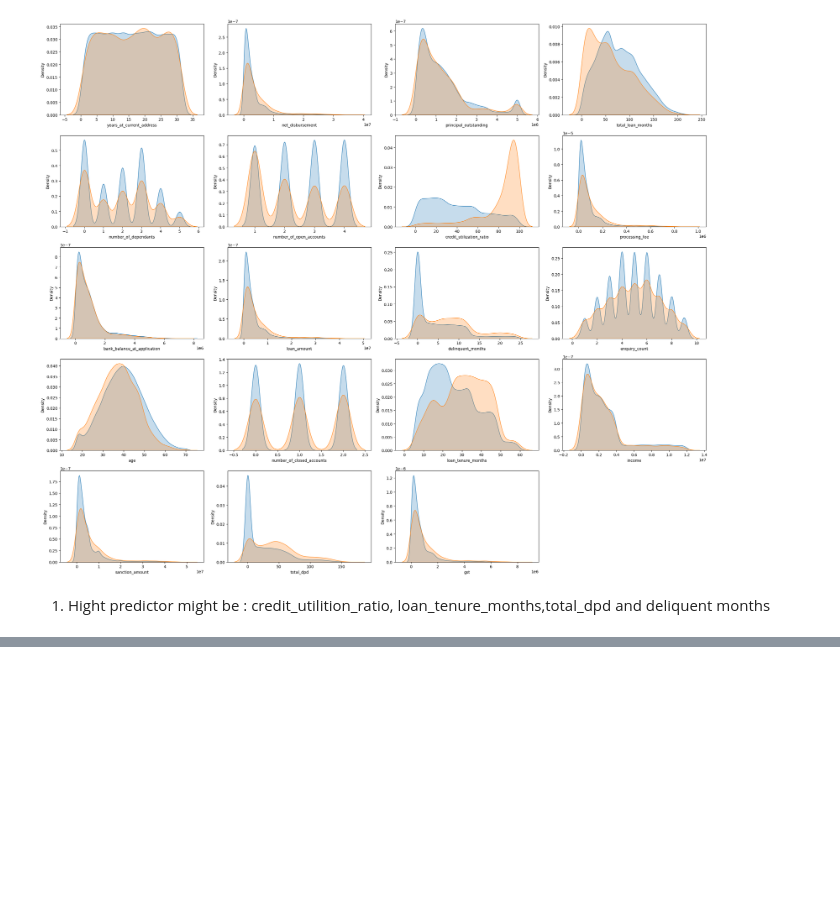
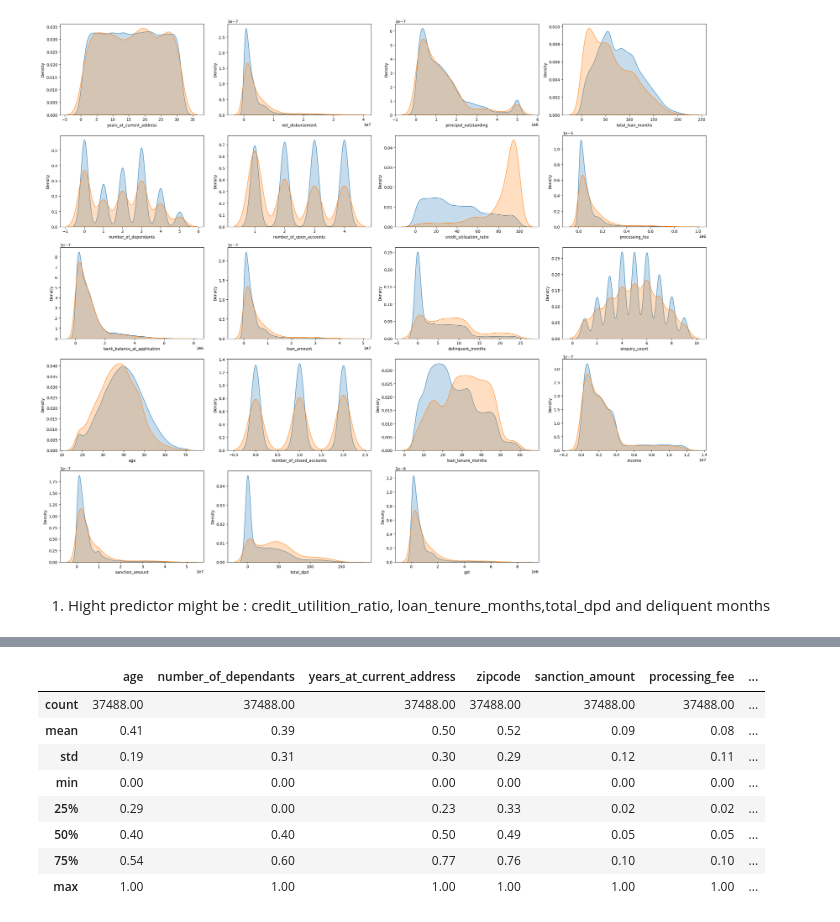
Before and after one commit to gianlucapes/credit_risk_modelling, a Jupyter notebook: notebook/credit_risk_model.ipynb, the cells around one changed output, grey strips where cells are left out. Saved outputs shown, nothing was run; the diff lists cells and outputs as text; code cells hidden in the pictures; blank space fills up the shorter version.

```diff
--- a/notebook/credit_risk_model.ipynb
+++ b/notebook/credit_risk_model.ipynb
@@ -302,0 +399,9 @@ plt.show()
+# %%
+df_train=df_train.drop(['cust_id','loan_id'],axis="columns")
+df_test=df_test.drop(['cust_id','loan_id'],axis="columns")
+# %%
+df_train=df_train.drop(['disbursal_date', 'installment_start_dt','loan_amount','income',
+                        'total_loan_months','delinquent_months','total_dpd'],axis="columns")
+
+df_test=df_test.drop(['disbursal_date', 'installment_start_dt','loan_amount','income',
+                        'total_loan_months','delinquent_months','total_dpd'],axis="columns")
@@ -302,0 +419,19 @@ plt.show()
+# %%
+X_train=df_train.drop('default',axis="columns")
+y_train=df_train['default']
+# %%
+scaler=MinMaxScaler()
+cols_to_scale=list(set(df_train.select_dtypes(["int64","float64"]).columns)-set(['default']))
+X_train[cols_to_scale]=scaler.fit_transform(X_train[cols_to_scale])
+# %%
+X_train.describe()
+# %% [output]
+|  | age | number_of_dependants | years_at_current_address | zipcode | sanction_amount | processing_fee | ... |
+| count | 37488.00 | 37488.00 | 37488.00 | 37488.00 | 37488.00 | 37488.00 | ... |
+| mean | 0.41 | 0.39 | 0.50 | 0.52 | 0.09 | 0.08 | ... |
+| std | 0.19 | 0.31 | 0.30 | 0.29 | 0.12 | 0.11 | ... |
+| min | 0.00 | 0.00 | 0.00 | 0.00 | 0.00 | 0.00 | ... |
+| 25% | 0.29 | 0.00 | 0.23 | 0.33 | 0.02 | 0.02 | ... |
+| 50% | 0.40 | 0.40 | 0.50 | 0.49 | 0.05 | 0.05 | ... |
+| 75% | 0.54 | 0.60 | 0.77 | 0.76 | 0.10 | 0.10 | ... |
+| max | 1.00 | 1.00 | 1.00 | 1.00 | 1.00 | 1.00 | ... |
```
Also changed, not shown: parts of 20 cells of this notebook, 2 other files.
